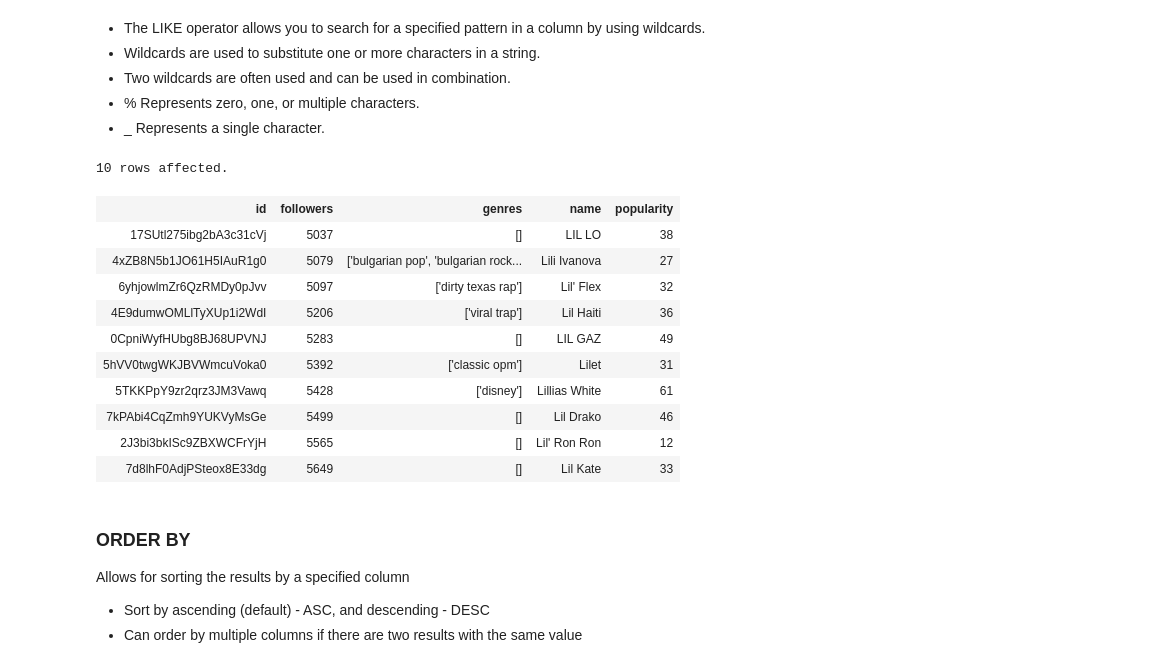
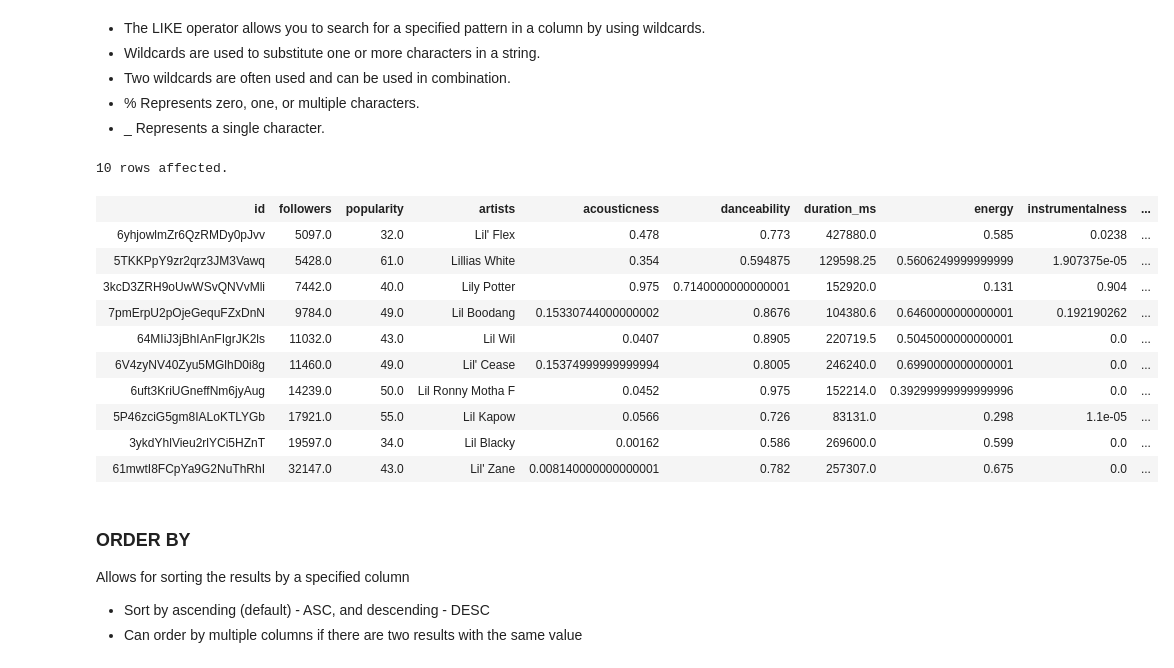
Before and after one commit to KevinKronk/sql-walkthrough-spotify, a Jupyter notebook: sql-walkthrough-spotify.ipynb, the cells around one changed output. Saved outputs shown, nothing was run; the diff lists cells and outputs as text; code cells hidden in the pictures.

```diff
--- a/sql-walkthrough-spotify.ipynb
+++ b/sql-walkthrough-spotify.ipynb
@@ -2,0 +18,11 @@
+# %%
+directory = os.getcwd()
+
+artists_f = os.path.join(directory, 'spotify_csv', 'artists.csv')
+data_by_artist_o_f = os.path.join(directory, 'spotify_csv', 'data_by_artist_o.csv')
+tracks_f = os.path.join(directory, 'spotify_csv', 'tracks.csv')
+
+# eval tells pandas to read the column as it's corresponding dtype in python instead of a string
+artists = pd.read_csv(artists_f, converters={'genres': eval})
+data_by_artists = pd.read_csv(data_by_artist_o_f, converters={'genres': eval, 'release_date':eval})
+tracks = pd.read_csv(tracks_f, converters={'artists': eval})
@@ -148,22 +261,22 @@ AND popularity BETWEEN 70 AND 98
 # %%
 %%sql
 SELECT *
 FROM artists
-WHERE name LIKE 'Lil%'
+WHERE artists LIKE 'Lil%'
 LIMIT 10;
 # %% [output]
 10 rows affected.
-| id | followers | genres | name | popularity |
-| 17SUtl275ibg2bA3c31cVj | 5037 | [] | LIL LO | 38 |
-| 4xZB8N5b1JO61H5IAuR1g0 | 5079 | ['bulgarian pop', 'bulgarian rock... | Lili Ivanova | 27 |
-| 6yhjowlmZr6QzRMDy0pJvv | 5097 | ['dirty texas rap'] | Lil' Flex | 32 |
-| 4E9dumwOMLlTyXUp1i2WdI | 5206 | ['viral trap'] | Lil Haiti | 36 |
-| 0CpniWyfHUbg8BJ68UPVNJ | 5283 | [] | LIL GAZ | 49 |
-| 5hVV0twgWKJBVWmcuVoka0 | 5392 | ['classic opm'] | Lilet | 31 |
-| 5TKKPpY9zr2qrz3JM3Vawq | 5428 | ['disney'] | Lillias White | 61 |
-| 7kPAbi4CqZmh9YUKVyMsGe | 5499 | [] | Lil Drako | 46 |
-| 2J3bi3bkISc9ZBXWCFrYjH | 5565 | [] | Lil' Ron Ron | 12 |
-| 7d8lhF0AdjPSteox8E33dg | 5649 | [] | Lil Kate | 33 |
+| id | followers | popularity | artists | acousticness | danceability | duration_ms | energy | instrumentalness | ... |
+| 6yhjowlmZr6QzRMDy0pJvv | 5097.0 | 32.0 | Lil' Flex | 0.478 | 0.773 | 427880.0 | 0.585 | 0.0238 | ... |
+| 5TKKPpY9zr2qrz3JM3Vawq | 5428.0 | 61.0 | Lillias White | 0.354 | 0.594875 | 129598.25 | 0.5606249999999999 | 1.907375e-05 | ... |
+| 3kcD3ZRH9oUwWSvQNVvMli | 7442.0 | 40.0 | Lily Potter | 0.975 | 0.7140000000000001 | 152920.0 | 0.131 | 0.904 | ... |
+| 7pmErpU2pOjeGequFZxDnN | 9784.0 | 49.0 | Lil Boodang | 0.15330744000000002 | 0.8676 | 104380.6 | 0.6460000000000001 | 0.192190262 | ... |
+| 64MIiJ3jBhIAnFIgrJK2ls | 11032.0 | 43.0 | Lil Wil | 0.0407 | 0.8905 | 220719.5 | 0.5045000000000001 | 0.0 | ... |
+| 6V4zyNV40Zyu5MGlhD0i8g | 11460.0 | 49.0 | Lil' Cease | 0.15374999999999994 | 0.8005 | 246240.0 | 0.6990000000000001 | 0.0 | ... |
+| 6uft3KriUGneffNm6jyAug | 14239.0 | 50.0 | Lil Ronny Motha F | 0.0452 | 0.975 | 152214.0 | 0.39299999999999996 | 0.0 | ... |
+| 5P46zciG5gm8IALoKTLYGb | 17921.0 | 55.0 | Lil Kapow | 0.0566 | 0.726 | 83131.0 | 0.298 | 1.1e-05 | ... |
+| 3ykdYhlVieu2rlYCi5HZnT | 19597.0 | 34.0 | Lil Blacky | 0.00162 | 0.586 | 269600.0 | 0.599 | 0.0 | ... |
+| 61mwtI8FCpYa9G2NuThRhI | 32147.0 | 43.0 | Lil' Zane | 0.008140000000000001 | 0.782 | 257307.0 | 0.675 | 0.0 | ... |
 # %% [markdown]
 ### ORDER BY
 Allows for sorting the results by a specified column
```
Also changed, not shown: parts of 47 cells of this notebook.
